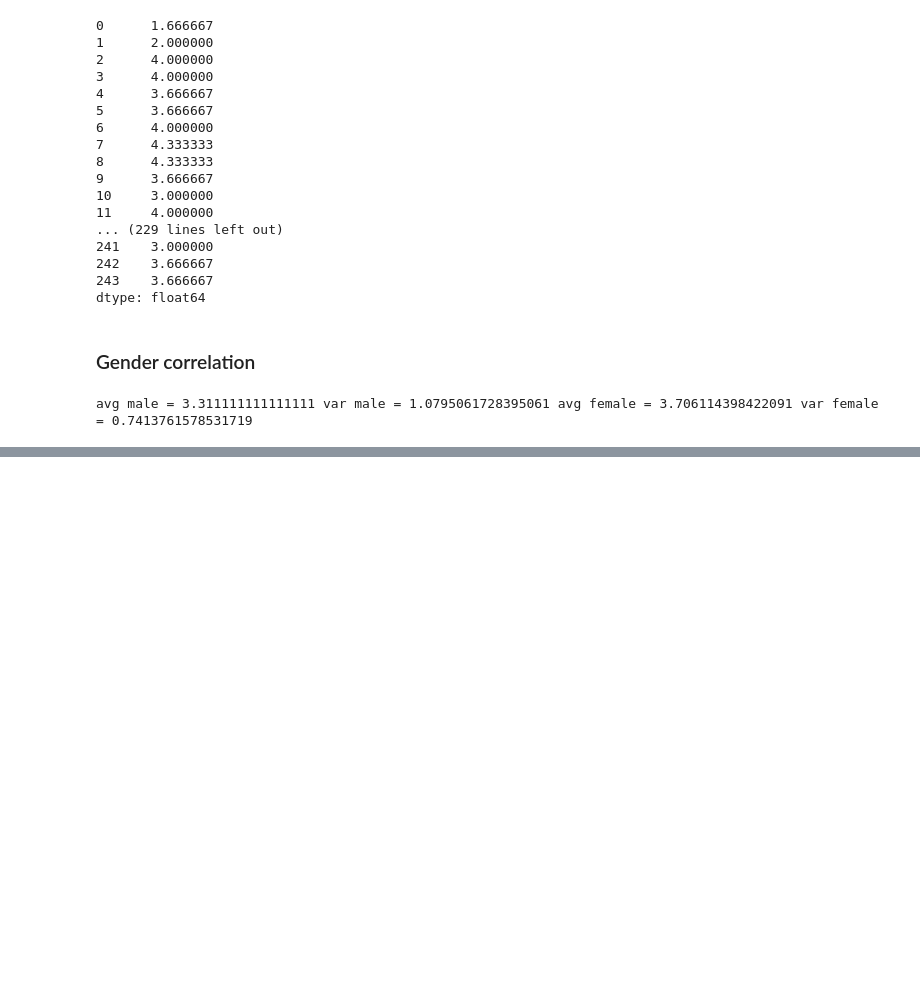
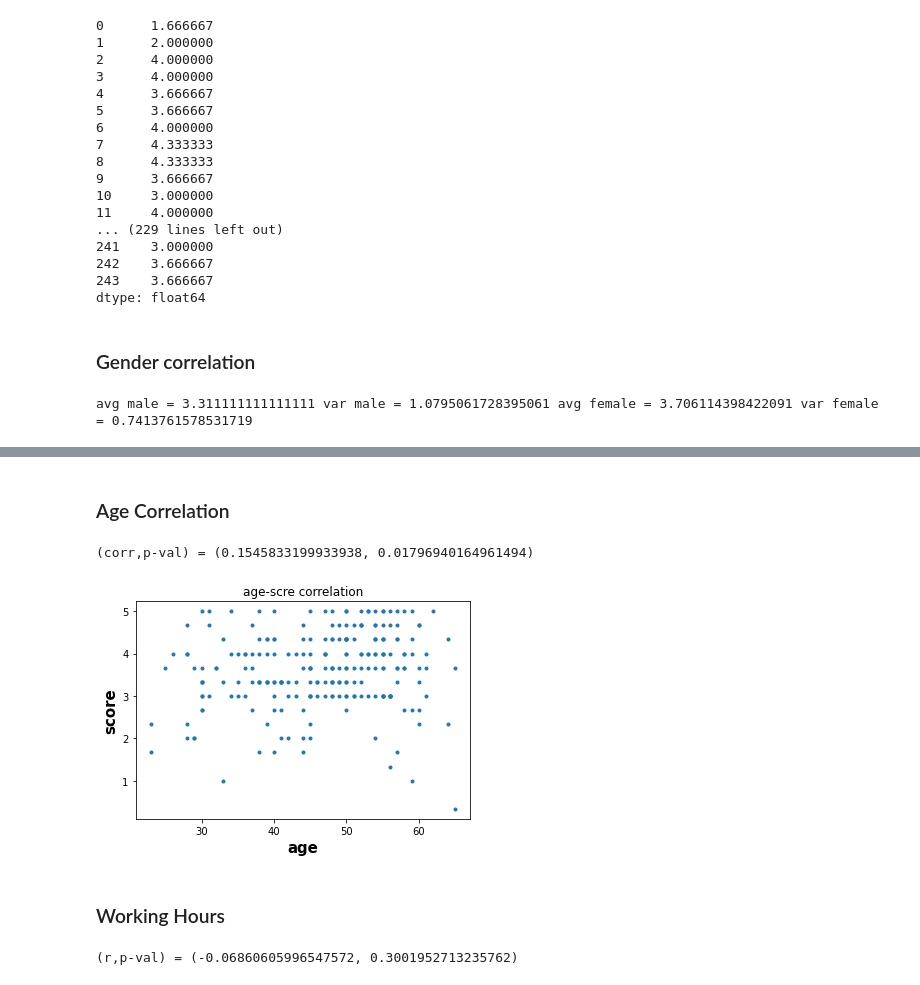
Before and after one commit to stathis99/Statistical-Analysis-for-Patient-Safety, a Jupyter notebook: Staff Analysis/Analysis/3. Correlation Analysis/Parameter2_Analysis.ipynb, the cells around one changed output, grey strips where cells are left out. Saved outputs shown, nothing was run; the diff lists cells and outputs as text; code cells hidden in the pictures; blank space fills up the shorter version.

Commit message:
parameter2 correlation of age and proffesion

```diff
--- a/Staff Analysis/Analysis/3. Correlation Analysis/Parameter2_Analysis.ipynb
+++ b/Staff Analysis/Analysis/3. Correlation Analysis/Parameter2_Analysis.ipynb
@@ -135,0 +137,28 @@ TypeError: list.append() takes no keyword arguments
+# %% [markdown]
+### Age Correlation
+# %%
+age = hospitals_personalInfo['2. Ηλικία…']
+# %%
+# create a frame with age and score
+age = pd.concat([age,individualScore],axis=1)
+age.columns = ['Age','Score']
+age = age.dropna()
+# %%
+
+x = age['Age']
+y = age['Score']
+#calculation correlation coefficient and p-value between x and y
+print("(corr,p-val) =",pearsonr(x, y))
+# %% [output]
+(corr,p-val) = (0.1545833199933938, 0.01796940164961494)
+# %%
+plt.plot(x, y, '.')
+plt.title("age-scre correlation")
+plt.xlabel("age",fontweight="bold", fontsize="15")
+plt.ylabel("score",fontweight="bold", fontsize="15")
+
+plt.show()
+# %% [output]
+[figure, added]
+# %% [markdown]
+### Working Hours
@@ -135,0 +172,7 @@ TypeError: list.append() takes no keyword arguments
+# %%
+x = hours['Hours']
+y = hours['Score']
+#calculation correlation coefficient and p-value between x and y
+print("(r,p-val) =",pearsonr(x, y))
+# %% [output]
+(r,p-val) = (-0.06860605996547572, 0.3001952713235762)
```
Also changed, not shown: parts of 15 cells of this notebook, 8 other files.
